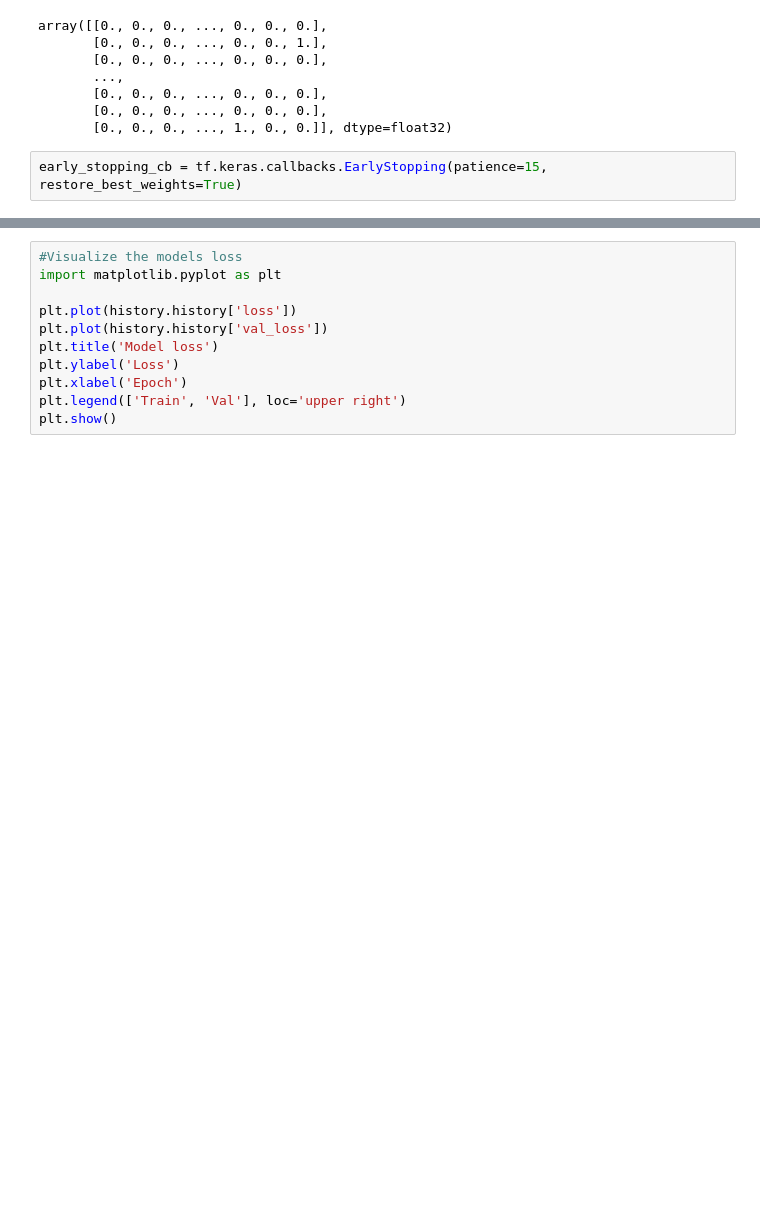
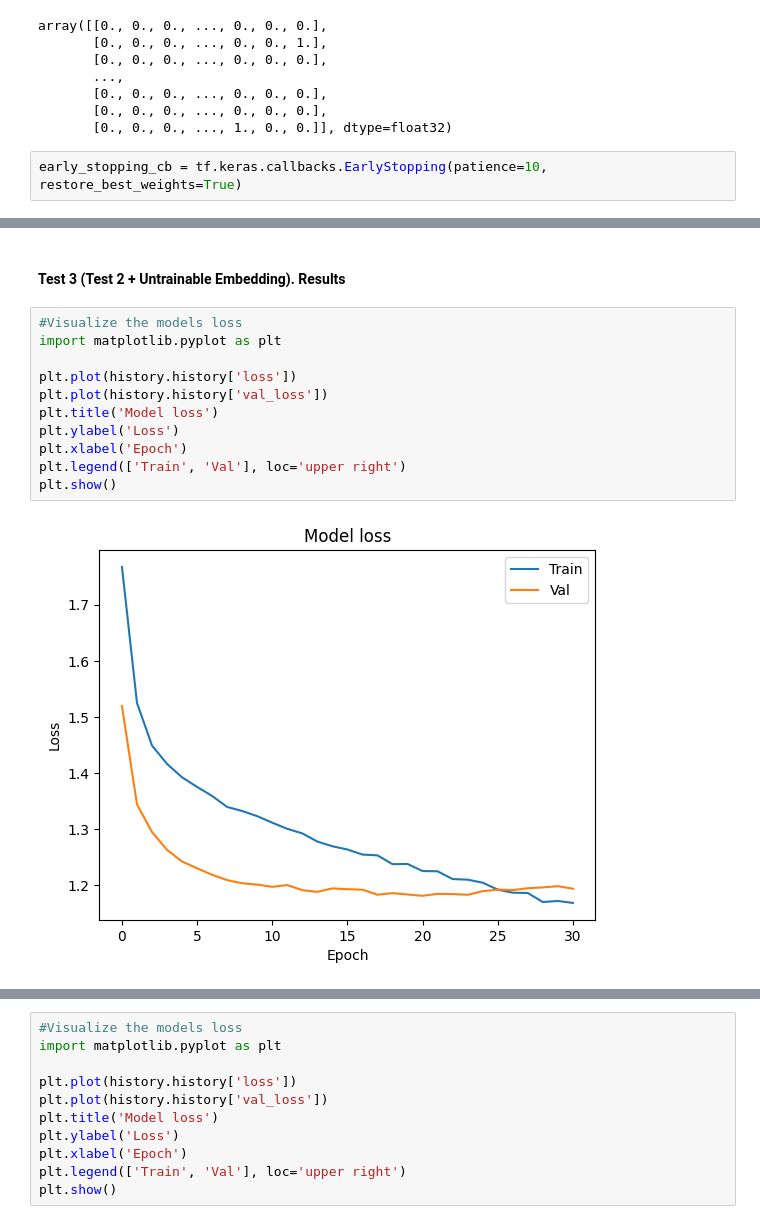
Before and after one commit to illia-nest/automatic-public-discourse-analysis, a Jupyter notebook: Code.ipynb, the cells around one changed output, grey strips where cells are left out. Cells and saved outputs as stored; diff of their text form; blank space fills up the shorter version.

```diff
--- a/Code.ipynb
+++ b/Code.ipynb
@@ -262,7 +276,7 @@ array([[0., 0., 0., ..., 0., 0., 0.],
        [0., 0., 0., ..., 0., 0., 0.],
        [0., 0., 0., ..., 1., 0., 0.]], dtype=float32)
 # %%
-early_stopping_cb = tf.keras.callbacks.EarlyStopping(patience=15, restore_best_weights=True)
+early_stopping_cb = tf.keras.callbacks.EarlyStopping(patience=10, restore_best_weights=True)
 # %%
 history = model.fit((X_prev_train, X_train, X_party_train), y_train, epochs=60, validation_split=0.15, callbacks=[early_stopping_cb])
 # %% [output]
@@ -285,0 +300,15 @@ Epoch 20/60
+# %% [markdown]
+#### Test 3 (Test 2 + Untrainable Embedding). Results
+# %%
+#Visualize the models loss
+import matplotlib.pyplot as plt
+
+plt.plot(history.history['loss'])
+plt.plot(history.history['val_loss'])
+plt.title('Model loss')
+plt.ylabel('Loss')
+plt.xlabel('Epoch')
+plt.legend(['Train', 'Val'], loc='upper right')
+plt.show()
+# %% [output]
+[figure, added]
```
Also changed, not shown: parts of 17 cells of this notebook.
